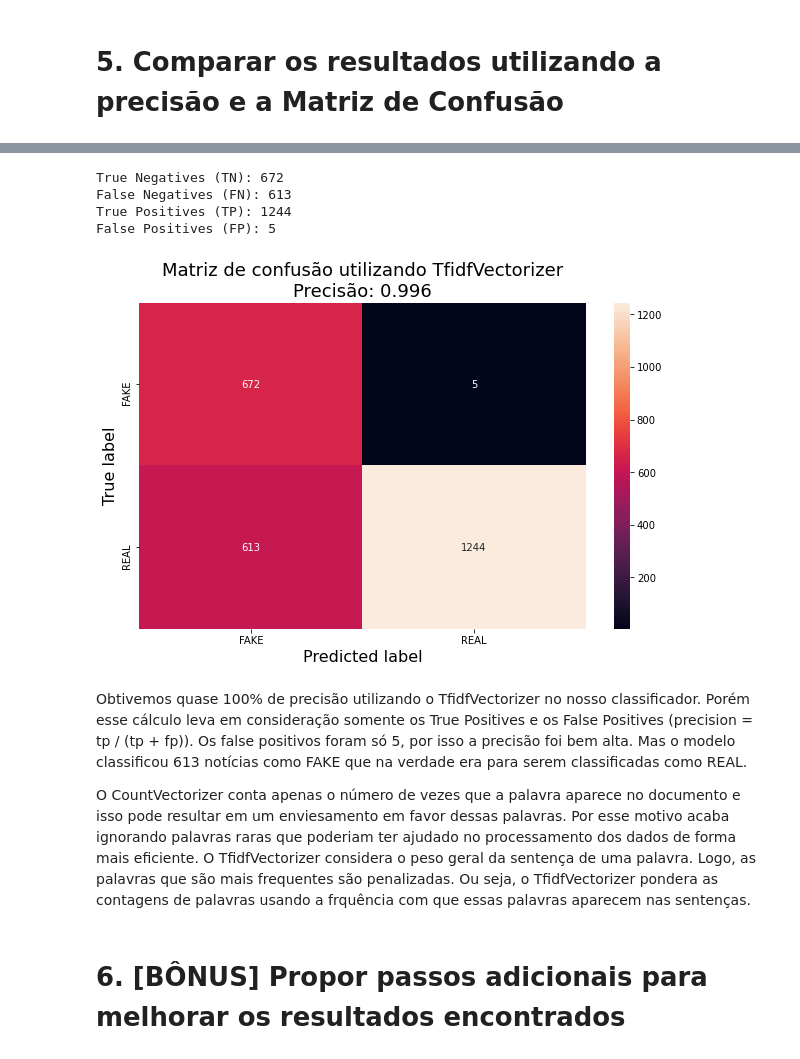
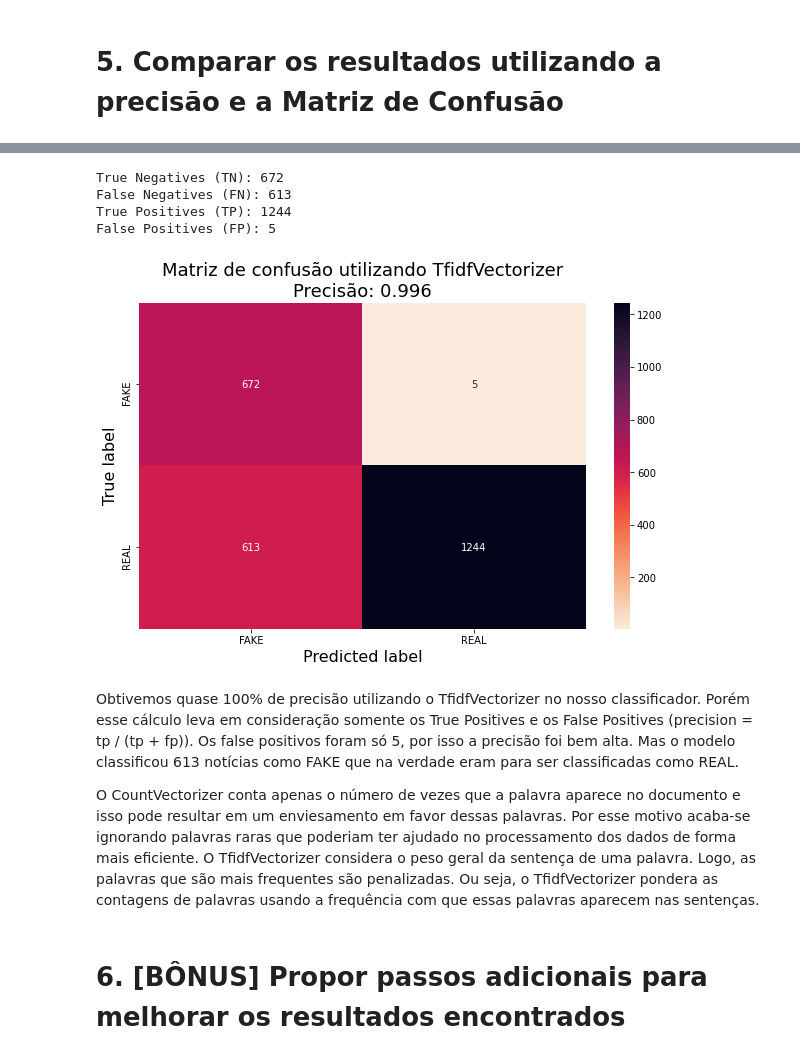
Before and after one commit to thalissonfelipe/mineracao, a Jupyter notebook: Trabalho04/PLN.ipynb, the cells around one changed output, grey strips where cells are left out. Cells and saved outputs as stored; diff of their text form; code cells hidden in the pictures.

```diff
--- a/Trabalho04/PLN.ipynb
+++ b/Trabalho04/PLN.ipynb
@@ -106,25 +118,25 @@ False Positives (FP): 92
 # %%
 y_pred2 = clf2.predict(X_test2)
 precision2 = precision_score(y_pred2, y_test2)
 cm2 = confusion_matrix(y_pred2, y_test2)
 show_frequencies(cm2)
 cm2_df = pd.DataFrame(cm2, index=['FAKE','REAL'], columns=['FAKE','REAL'])
 
-sns.heatmap(cm2_df, annot=True, fmt='d')
+sns.heatmap(cm2_df, annot=True, cmap = 'rocket_r', fmt='d')
 plt.title('Matriz de confusão utilizando TfidfVectorizer\nPrecisão: {0:.3f}'.format(precision2), fontsize=18)
 plt.ylabel('True label', fontsize=16)
 plt.xlabel('Predicted label', fontsize=16)
 plt.show()
 # %% [output]
 True Negatives (TN): 672
 False Negatives (FN): 613
 True Positives (TP): 1244
 False Positives (FP): 5
-[figure, old version]
+[figure, new version]
 # %% [markdown]
-Obtivemos quase 100% de precisão utilizando o TfidfVectorizer no nosso classificador. Porém esse cálculo leva em consideração somente os True Positives e os False Positives (precision = tp / (tp + fp)). Os false positivos foram só 5, por isso a precisão foi bem alta. Mas o modelo classificou 613 notícias como FAKE que na verdade era para serem classificadas como REAL.
+Obtivemos quase 100% de precisão utilizando o TfidfVectorizer no nosso classificador. Porém esse cálculo leva em consideração somente os True Positives e os False Positives (precision = tp / (tp + fp)). Os false positivos foram só 5, por isso a precisão foi bem alta. Mas o modelo classificou 613 notícias como FAKE que na verdade eram para ser classificadas como REAL.
 
-O CountVectorizer conta apenas o número de vezes que a palavra aparece no documento e isso pode resultar em um enviesamento em favor dessas palavras. Por esse motivo acaba ignorando palavras raras que poderiam ter ajudado no processamento dos dados de forma mais eficiente. O TfidfVectorizer considera o peso geral da sentença de uma palavra. Logo, as palavras que são mais frequentes são penalizadas. Ou seja, o TfidfVectorizer pondera as contagens de palavras usando a frquência com que essas palavras aparecem nas sentenças.
+O CountVectorizer conta apenas o número de vezes que a palavra aparece no documento e isso pode resultar em um enviesamento em favor dessas palavras. Por esse motivo acaba-se ignorando palavras raras que poderiam ter ajudado no processamento dos dados de forma mais eficiente. O TfidfVectorizer considera o peso geral da sentença de uma palavra. Logo, as palavras que são mais frequentes são penalizadas. Ou seja, o TfidfVectorizer pondera as contagens de palavras usando a frequência com que essas palavras aparecem nas sentenças.
 # %% [markdown]
 # 6. [BÔNUS] Propor passos adicionais para melhorar os resultados encontrados
 # %% [markdown]
```
Also changed, not shown: parts of 14 cells of this notebook.
